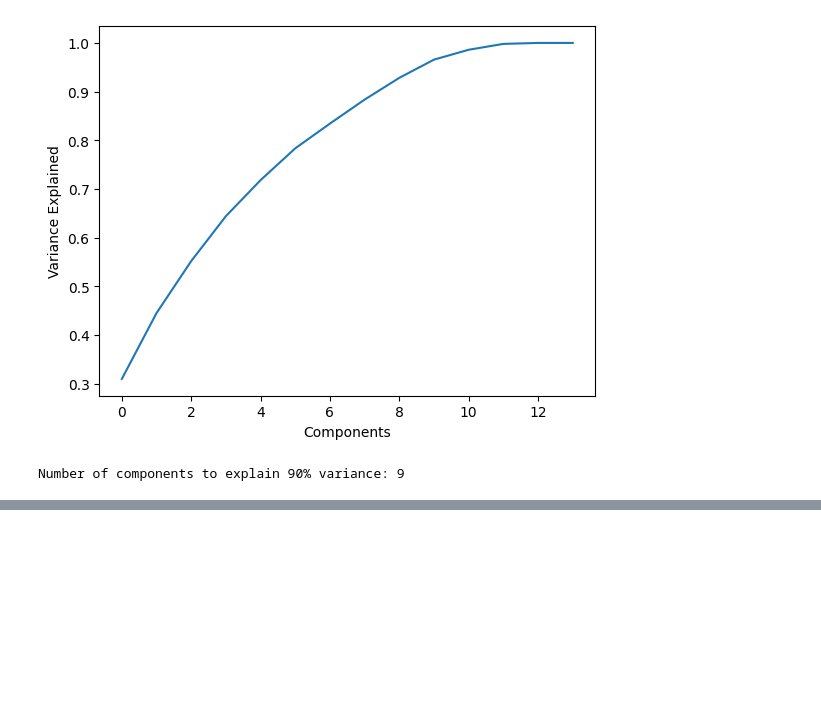
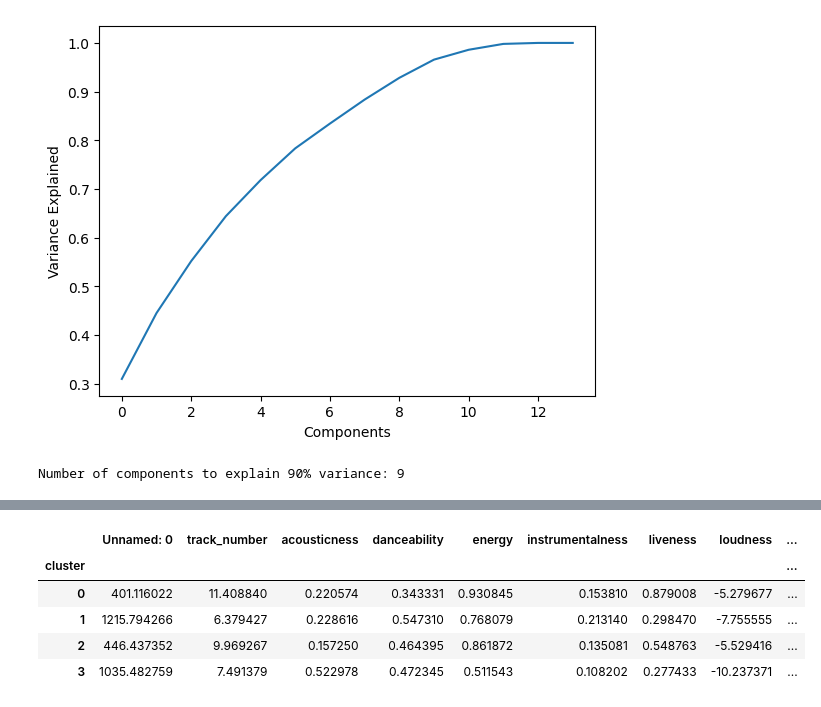
Before and after one commit to krsnaapoorv/IIT-K-AI-ML-PROJECTS, a Jupyter notebook: Core-ML/cohorts-of-songs/cohorts.ipynb, the cells around one changed output, grey strips where cells are left out. Saved outputs shown, nothing was run; the diff lists cells and outputs as text; code cells hidden in the pictures; blank space fills up the shorter version.

```diff
--- a/Core-ML/cohorts-of-songs/cohorts.ipynb
+++ b/Core-ML/cohorts-of-songs/cohorts.ipynb
@@ -261,0 +286,14 @@ plt.show()
+# %%
+# Final Model and Cluster Analysis
+kmeans = KMeans(n_clusters=4, random_state=42)
+df['cluster'] = kmeans.fit_predict(pca_data)
+
+cluster_summary = df.groupby('cluster').mean(numeric_only=True)
+cluster_summary
+# %% [output]
+|  | Unnamed: 0 | track_number | acousticness | danceability | energy | instrumentalness | liveness | loudness | ... |
+| cluster |  |  |  |  |  |  |  |  | ... |
+| 0 | 401.116022 | 11.408840 | 0.220574 | 0.343331 | 0.930845 | 0.153810 | 0.879008 | -5.279677 | ... |
+| 1 | 1215.794266 | 6.379427 | 0.228616 | 0.547310 | 0.768079 | 0.213140 | 0.298470 | -7.755555 | ... |
+| 2 | 446.437352 | 9.969267 | 0.157250 | 0.464395 | 0.861872 | 0.135081 | 0.548763 | -5.529416 | ... |
+| 3 | 1035.482759 | 7.491379 | 0.522978 | 0.472345 | 0.511543 | 0.108202 | 0.277433 | -10.237371 | ... |
```
Also changed, not shown: parts of 4 cells of this notebook, 1 other file.
